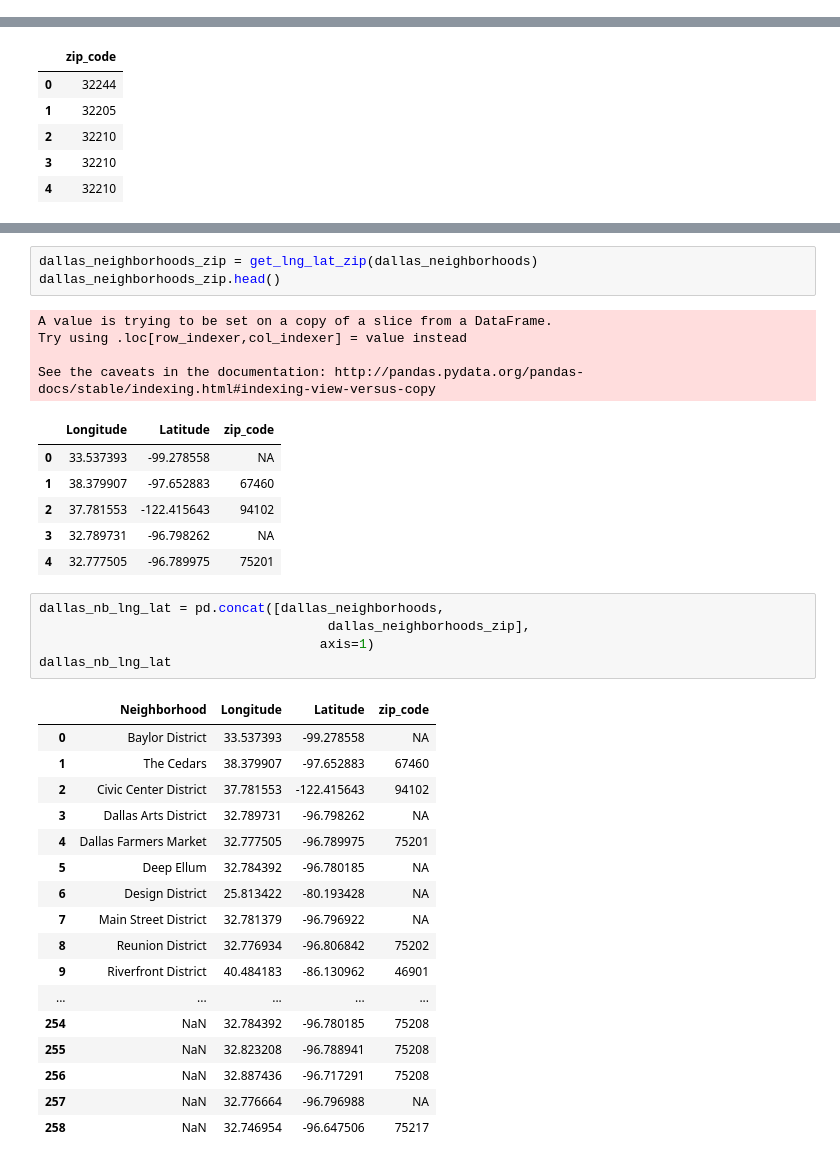
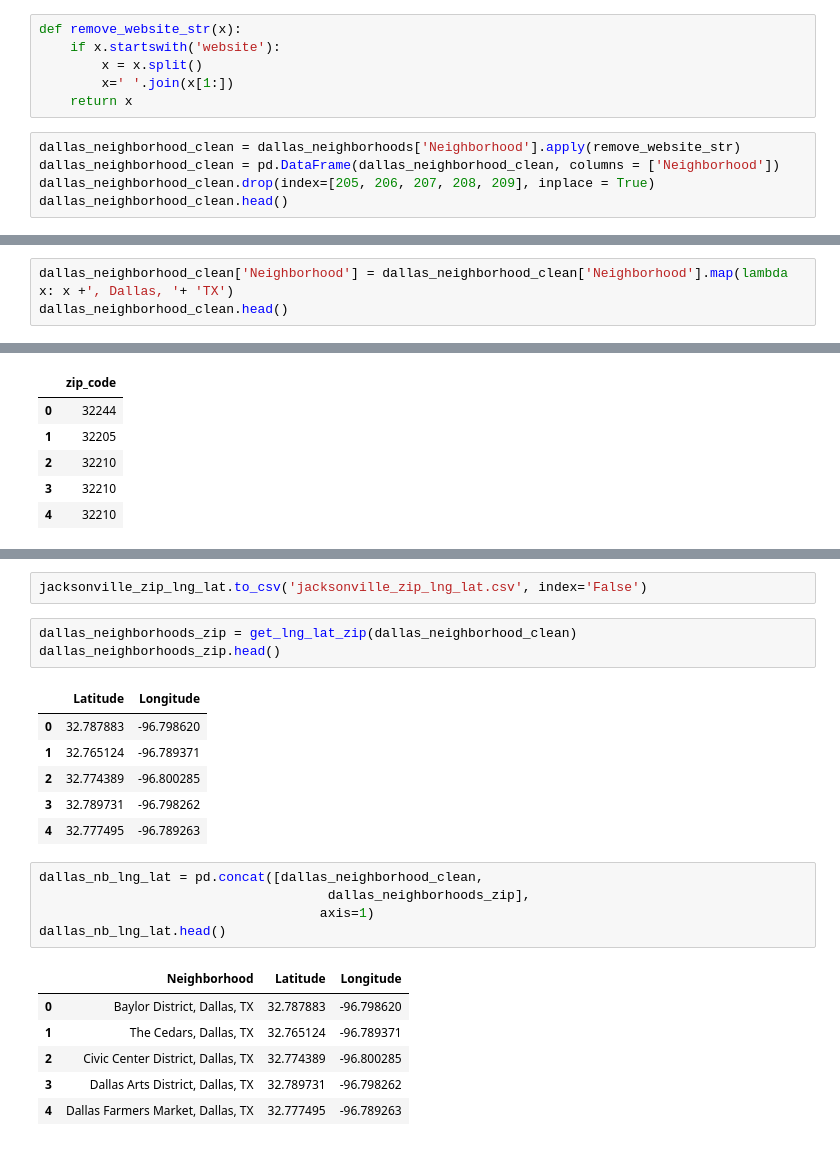
Before and after one commit to gtm1235/IBM_DS_Capstone, a Jupyter notebook: moving_challenge.ipynb, the cells around one changed output, grey strips where cells are left out. Cells and saved outputs as stored; diff of their text form.

```diff
--- a/moving_challenge.ipynb
+++ b/moving_challenge.ipynb
@@ -41,3 +41,14 @@ dallas_neighborhoods.head()
 | 2 | Civic Center District |
 | 3 | Dallas Arts District |
 | 4 | Dallas Farmers Market |
+# %%
+def remove_website_str(x):
+    if x.startswith('website'):
+        x = x.split()
+        x=' '.join(x[1:])
+    return x
+# %%
+dallas_neighborhood_clean = dallas_neighborhoods['Neighborhood'].apply(remove_website_str)
+dallas_neighborhood_clean = pd.DataFrame(dallas_neighborhood_clean, columns = ['Neighborhood'])
+dallas_neighborhood_clean.drop(index=[205, 206, 207, 208, 209], inplace = True)
+dallas_neighborhood_clean.head()
@@ -43,0 +62,3 @@ dallas_neighborhoods.head()
+# %%
+dallas_neighborhood_clean['Neighborhood'] = dallas_neighborhood_clean['Neighborhood'].map(lambda x: x +', Dallas, '+ 'TX')
+dallas_neighborhood_clean.head()
@@ -185,37 +239,24 @@ jacksonville_zip_lng_lat.head()
+# %%
+jacksonville_zip_lng_lat.to_csv('jacksonville_zip_lng_lat.csv', index='False')
 # %%
-dallas_neighborhoods_zip = get_lng_lat_zip(dallas_neighborhoods)
+dallas_neighborhoods_zip = get_lng_lat_zip(dallas_neighborhood_clean)
 dallas_neighborhoods_zip.head()
 # %% [output]
-A value is trying to be set on a copy of a slice from a DataFrame.
-Try using .loc[row_indexer,col_indexer] = value instead
-
-See the caveats in the documentation: http://pandas.pydata.org/pandas-docs/stable/indexing.html#indexing-view-versus-copy
-|  | Longitude | Latitude | zip_code |
-| 0 | 33.537393 | -99.278558 | NA |
-| 1 | 38.379907 | -97.652883 | 67460 |
-| 2 | 37.781553 | -122.415643 | 94102 |
-| 3 | 32.789731 | -96.798262 | NA |
-| 4 | 32.777505 | -96.789975 | 75201 |
+|  | Latitude | Longitude |
+| 0 | 32.787883 | -96.798620 |
+| 1 | 32.765124 | -96.789371 |
+| 2 | 32.774389 | -96.800285 |
+| 3 | 32.789731 | -96.798262 |
+| 4 | 32.777495 | -96.789263 |
 # %%
-dallas_nb_lng_lat = pd.concat([dallas_neighborhoods,
+dallas_nb_lng_lat = pd.concat([dallas_neighborhood_clean,
                                      dallas_neighborhoods_zip],
                                     axis=1)
-dallas_nb_lng_lat
+dallas_nb_lng_lat.head()
 # %% [output]
-|  | Neighborhood | Longitude | Latitude | zip_code |
-| 0 | Baylor District | 33.537393 | -99.278558 | NA |
-| 1 | The Cedars | 38.379907 | -97.652883 | 67460 |
-| 2 | Civic Center District | 37.781553 | -122.415643 | 94102 |
-| 3 | Dallas Arts District | 32.789731 | -96.798262 | NA |
-| 4 | Dallas Farmers Market | 32.777505 | -96.789975 | 75201 |
-| 5 | Deep Ellum | 32.784392 | -96.780185 | NA |
-| 6 | Design District | 25.813422 | -80.193428 | NA |
-| 7 | Main Street District | 32.781379 | -96.796922 | NA |
-| 8 | Reunion District | 32.776934 | -96.806842 | 75202 |
-| 9 | Riverfront District | 40.484183 | -86.130962 | 46901 |
-| ... | ... | ... | ... | ... |
-| 254 | NaN | 32.784392 | -96.780185 | 75208 |
-| 255 | NaN | 32.823208 | -96.788941 | 75208 |
-| 256 | NaN | 32.887436 | -96.717291 | 75208 |
-| 257 | NaN | 32.776664 | -96.796988 | NA |
-| 258 | NaN | 32.746954 | -96.647506 | 75217 |
+|  | Neighborhood | Latitude | Longitude |
+| 0 | Baylor District, Dallas, TX | 32.787883 | -96.798620 |
+| 1 | The Cedars, Dallas, TX | 32.765124 | -96.789371 |
+| 2 | Civic Center District, Dallas, TX | 32.774389 | -96.800285 |
+| 3 | Dallas Arts District, Dallas, TX | 32.789731 | -96.798262 |
+| 4 | Dallas Farmers Market, Dallas, TX | 32.777495 | -96.789263 |
```
Also changed, not shown: parts of 26 cells of this notebook.
